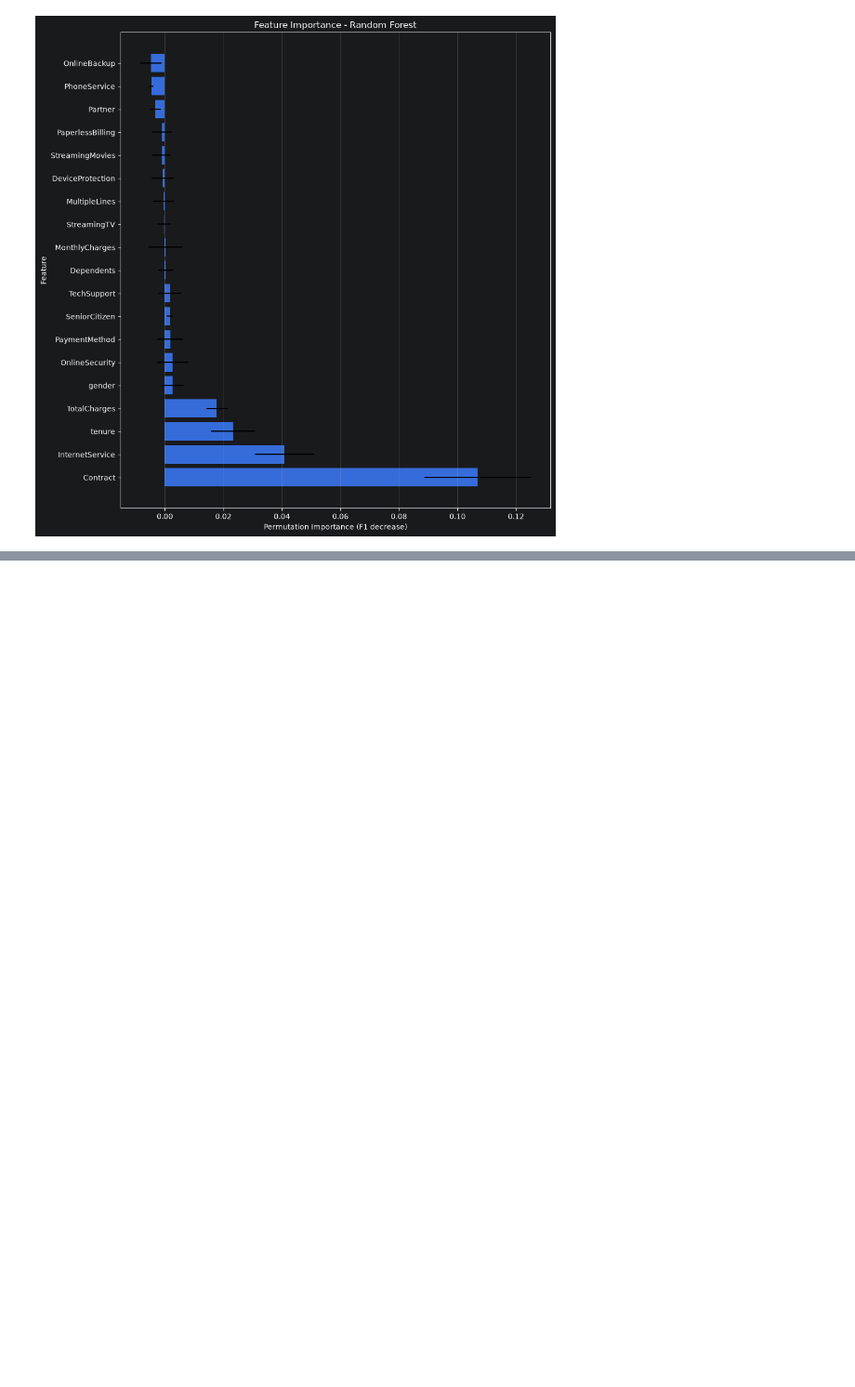
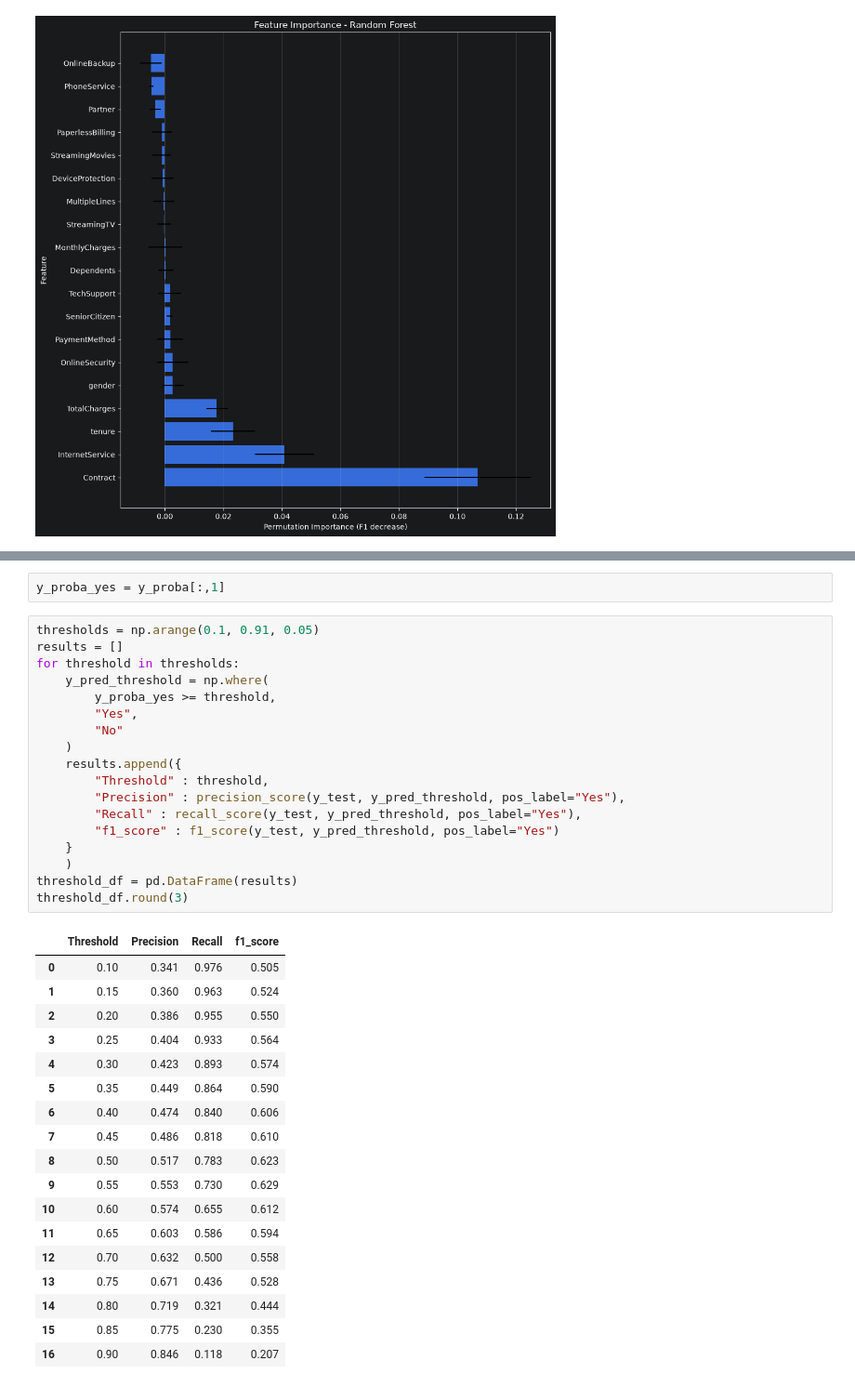
Before and after one commit to Juli-af/customer-churn-prediction, a Jupyter notebook: notebooks/01_data_inspection.ipynb, the cells around one changed output, grey strips where cells are left out. Shown at 93% size. Saved outputs shown, nothing was run; the diff lists cells and outputs as text; blank space fills up the shorter version.

```diff
--- a/notebooks/01_data_inspection.ipynb
+++ b/notebooks/01_data_inspection.ipynb
@@ -818,0 +862,39 @@ plt.show()
+# %%
+y_proba_yes = y_proba[:,1]
+# %%
+thresholds = np.arange(0.1, 0.91, 0.05)
+results = []
+for threshold in thresholds:
+    y_pred_threshold = np.where(
+        y_proba_yes >= threshold,
+        "Yes",
+        "No"
+    )
+    results.append({
+        "Threshold" : threshold,
+        "Precision" : precision_score(y_test, y_pred_threshold, pos_label="Yes"),
+        "Recall" : recall_score(y_test, y_pred_threshold, pos_label="Yes"),
+        "f1_score" : f1_score(y_test, y_pred_threshold, pos_label="Yes")
+    }
+    )
+threshold_df = pd.DataFrame(results)
+threshold_df.round(3)
+# %% [output]
+|  | Threshold | Precision | Recall | f1_score |
+| 0 | 0.10 | 0.341 | 0.976 | 0.505 |
+| 1 | 0.15 | 0.360 | 0.963 | 0.524 |
+| 2 | 0.20 | 0.386 | 0.955 | 0.550 |
+| 3 | 0.25 | 0.404 | 0.933 | 0.564 |
+| 4 | 0.30 | 0.423 | 0.893 | 0.574 |
+| 5 | 0.35 | 0.449 | 0.864 | 0.590 |
+| 6 | 0.40 | 0.474 | 0.840 | 0.606 |
+| 7 | 0.45 | 0.486 | 0.818 | 0.610 |
+| 8 | 0.50 | 0.517 | 0.783 | 0.623 |
+| 9 | 0.55 | 0.553 | 0.730 | 0.629 |
+| 10 | 0.60 | 0.574 | 0.655 | 0.612 |
+| 11 | 0.65 | 0.603 | 0.586 | 0.594 |
+| 12 | 0.70 | 0.632 | 0.500 | 0.558 |
+| 13 | 0.75 | 0.671 | 0.436 | 0.528 |
+| 14 | 0.80 | 0.719 | 0.321 | 0.444 |
+| 15 | 0.85 | 0.775 | 0.230 | 0.355 |
+| 16 | 0.90 | 0.846 | 0.118 | 0.207 |
```
Also changed, not shown: parts of 8 cells of this notebook.
